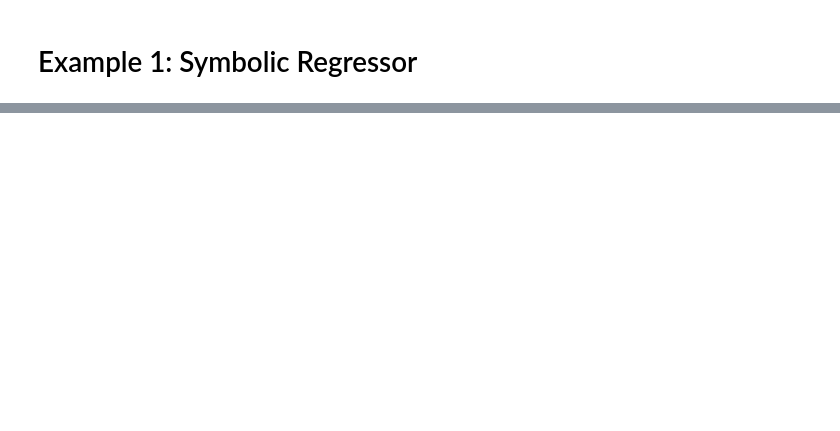
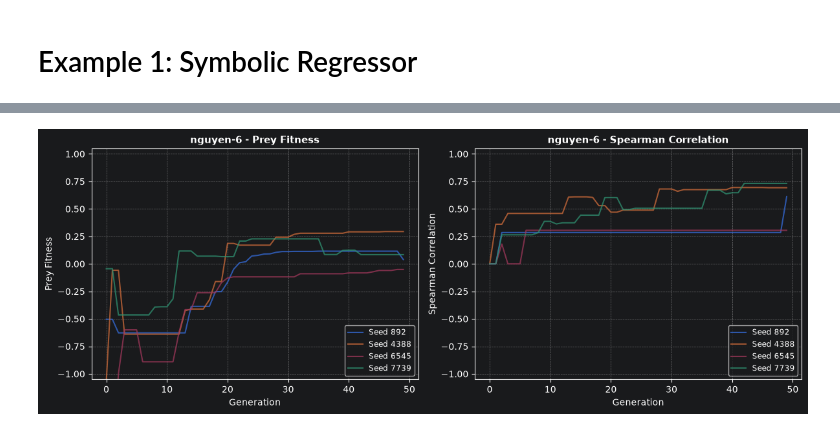
Before and after one commit to Repeating1212/gplearn, a Jupyter notebook: ppm/Graphs/ppm_graph.ipynb, the cells around one changed output, grey strips where cells are left out. Saved outputs shown, nothing was run; the diff lists cells and outputs as text; code cells hidden in the pictures; blank space fills up the shorter version.

```diff
--- a/ppm/Graphs/ppm_graph.ipynb
+++ b/ppm/Graphs/ppm_graph.ipynb
@@ -51,5 +94,5 @@ def get_feature_map(function_set, n_features):
 # %%
 # Load the exact object back into memory
-results = load('ppm_results.joblib')
-print(f"Loaded {len(results)} ppm records successfully.")
+results = load('temp.joblib')
+print(f"Loaded {len(results)} records successfully.")
 # %% [output]
@@ -721,0 +970,4 @@ plot_solution_data()
+# %%
+plot(data1=MetricKey.prey_fitness, data2=MetricKey.spearman_score, results= results, data1_range=(-1.05, 1.05), data2_range=(-1.05, 1.05))
+# %% [output]
+[figure, added]
```
Also changed, not shown: parts of 27 cells of this notebook.
